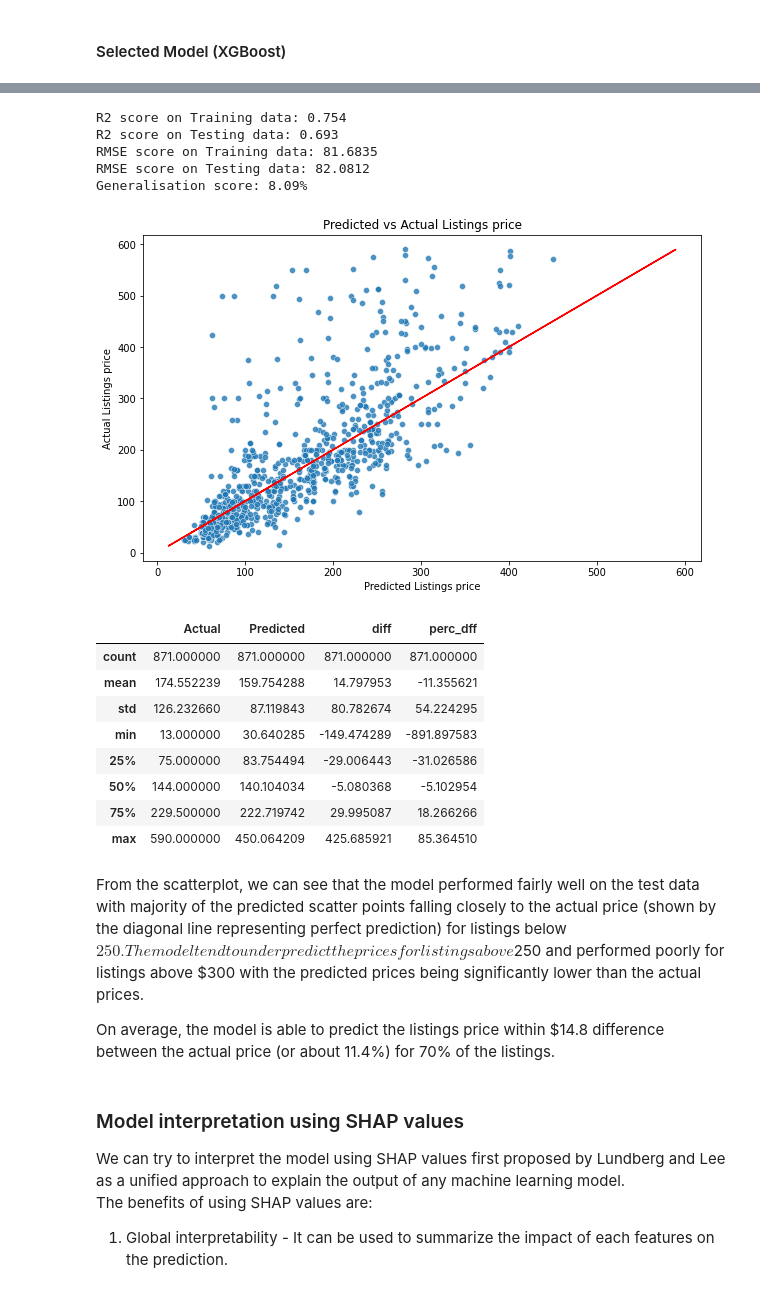
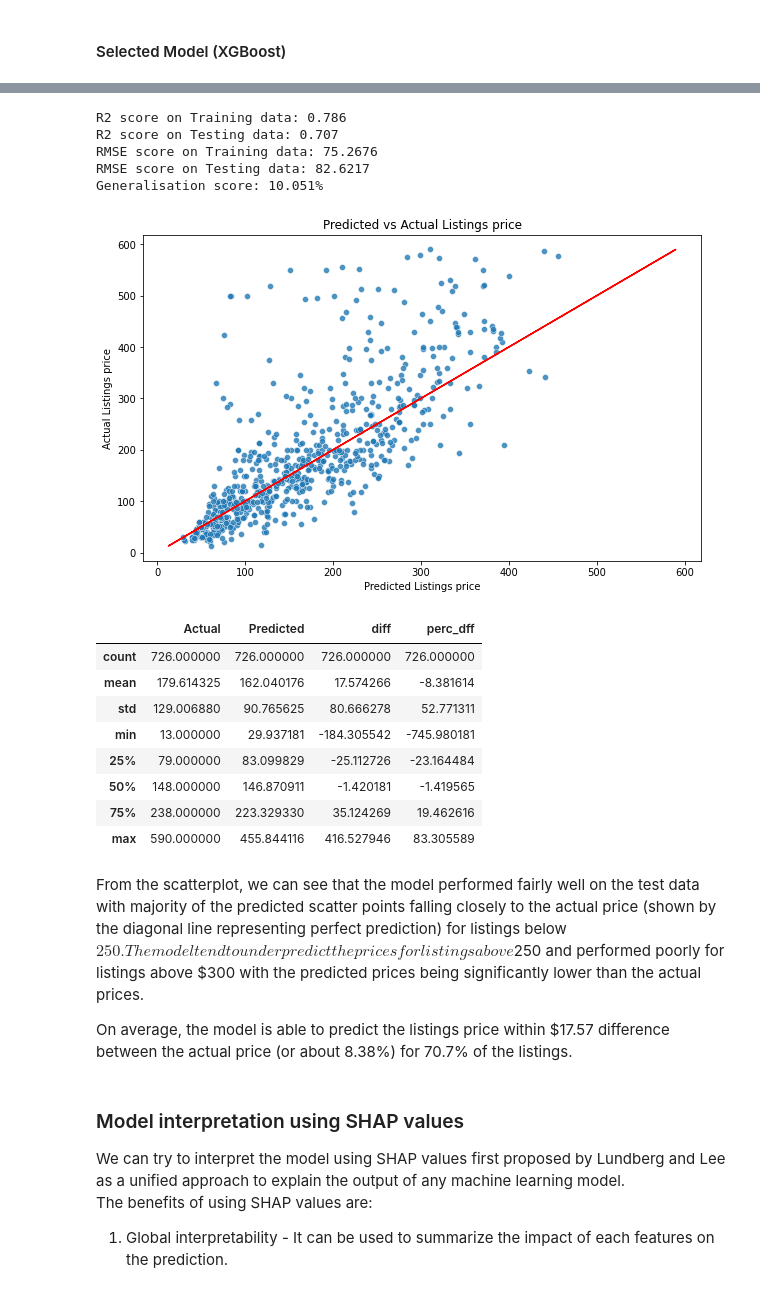
Before and after one commit to edmundho7/AirbnbSG_Prediction, a Jupyter notebook: 03_Full_Modelling.ipynb, the cells around one changed output, grey strips where cells are left out. Drawn from its saved outputs; the diff is of its cells as text; code cells hidden in the pictures.

```diff
--- a/03_Full_Modelling.ipynb
+++ b/03_Full_Modelling.ipynb
@@ -165,7 +161,7 @@ X = listings.drop('price', axis=1)
 y = listings['price']
 # %%
 # Perform Train, Test, Split
-X_train, X_test, y_train, y_test = train_test_split(X, y, test_size=0.3, random_state=42)
+X_train, X_test, y_train, y_test = train_test_split(X, y, test_size=0.25, random_state=42)
 # %%
 # Check the shape of our dataframe
 print(f"The shape of X_train is {X_train.shape}")
@@ -180,3 +179,19 @@ The shape of y_test is (871,)
+# %%
+# For Bedrooms, we will replace null values with the median no. of bedrooms for accomodation capacity of each listing
+X_train['bedrooms'].fillna(X_train.groupby('accommodates')['bedrooms'].transform('median'), inplace = True)
+# For Beds, we will replace null values with the median no. of beds for accomodation capacity of each listing
+X_train['beds'].fillna(X_train.groupby('accommodates')['beds'].transform('median'), inplace = True)
+# If there are still null values, we will replace them with 1
+X_train['bedrooms'].fillna(1, inplace = True)
+X_train['beds'].fillna(1, inplace = True)
+# %%
+# For Bedrooms, we will replace null values with the median no. of bedrooms for accomodation capacity of each listing
+X_test['bedrooms'].fillna(X_train.groupby('accommodates')['bedrooms'].transform('median'), inplace = True)
+# For Beds, we will replace null values with the median no. of beds for accomodation capacity of each listing
+X_test['beds'].fillna(X_train.groupby('accommodates')['beds'].transform('median'), inplace = True)
+# If there are still null values, we will replace them with 1
+X_test['bedrooms'].fillna(1, inplace = True)
+X_test['beds'].fillna(1, inplace = True)
 # %% [markdown]
 ### Min Max Scaling ###
 # %% [markdown]
@@ -356,7 +370,7 @@ listings.head()
 | 4 | 6 | 165 | 0.748483 | 4.458968 | 0.99 | 0.820000 | 0 | ... |
 # %%
 # Instantiate the model with best params
-model = XGBRegressor(subsample = 0.8, n_estimators = 50, min_child_weight = 3, max_depth = 7, learning_rate = 0.2, gamma = 4, colsample_bytree = 0.7, colsample_bylevel = 0.2, alpha = 0)
+model = XGBRegressor(subsample = 0.8, n_estimators = 100, min_child_weight = 3, max_depth = 9, learning_rate = 0.3, gamma = 4, colsample_bytree = 0.5, alpha = 0.1, random_state = 42)
 
 # Fit model
 model.fit(X_train, y_train)
@@ -380,22 +394,22 @@ print(f"RMSE score on Testing data: {round(sqrt(mean_squared_error(np.exp(y_test
 # Generalisation score
 print(f"Generalisation score: {round((train_score - test_score)*100/train_score,3)}%")
 # %% [output]
-R2 score on Training data: 0.754
-R2 score on Testing data: 0.693
-RMSE score on Training data: 81.6835
-RMSE score on Testing data: 82.0812
-Generalisation score: 8.09%
+R2 score on Training data: 0.786
+R2 score on Testing data: 0.707
+RMSE score on Training data: 75.2676
+RMSE score on Testing data: 82.6217
+Generalisation score: 10.051%
 # %%
 # Plot predicted vs actual values
 plt.figure(figsize = (10,6))
-sns.scatterplot(np.exp(model_pred_test), np.exp(y_test), alpha = 0.8)
+sns.scatterplot(x = np.exp(model_pred_test), y = np.exp(y_test), alpha = 0.8)
 plt.plot(np.exp(y_test), np.exp(y_test), color = 'r');
 plt.xlabel("Predicted Listings price")
 plt.ylabel("Actual Listings price")
 plt.title("Predicted vs Actual Listings price")
 plt.show()
 # %% [output]
-[figure, old version]
+[figure, new version]
 # %%
 # Create a dataframe with actual and predicted values
 pred_df = pd.DataFrame({'Actual': np.exp(y_test), 'Predicted': np.exp(model_pred_test)})
@@ -407,18 +421,18 @@ pred_df.sort_values(by = 'perc_dff', ascending = False, inplace = True)
 pred_df.describe()
 # %% [output]
 |  | Actual | Predicted | diff | perc_dff |
-| count | 871.000000 | 871.000000 | 871.000000 | 871.000000 |
-| mean | 174.552239 | 159.754288 | 14.797953 | -11.355621 |
-| std | 126.232660 | 87.119843 | 80.782674 | 54.224295 |
-| min | 13.000000 | 30.640285 | -149.474289 | -891.897583 |
-| 25% | 75.000000 | 83.754494 | -29.006443 | -31.026586 |
-| 50% | 144.000000 | 140.104034 | -5.080368 | -5.102954 |
-| 75% | 229.500000 | 222.719742 | 29.995087 | 18.266266 |
-| max | 590.000000 | 450.064209 | 425.685921 | 85.364510 |
+| count | 726.000000 | 726.000000 | 726.000000 | 726.000000 |
+| mean | 179.614325 | 162.040176 | 17.574266 | -8.381614 |
+| std | 129.006880 | 90.765625 | 80.666278 | 52.771311 |
+| min | 13.000000 | 29.937181 | -184.305542 | -745.980181 |
+| 25% | 79.000000 | 83.099829 | -25.112726 | -23.164484 |
+| 50% | 148.000000 | 146.870911 | -1.420181 | -1.419565 |
+| 75% | 238.000000 | 223.329330 | 35.124269 | 19.462616 |
+| max | 590.000000 | 455.844116 | 416.527946 | 83.305589 |
 # %% [markdown]
 From the scatterplot, we can see that the model performed fairly well on the test data with majority of the predicted scatter points falling closely to the actual price (shown by the diagonal line representing perfect prediction) for listings below $250. The model tend to underpredict the prices for listings above $250 and performed poorly for listings above $300 with the predicted prices being significantly lower than the actual prices.
 
-On average, the model is able to predict the listings price within $14.8 difference between the actual price (or about 11.4%) for 70% of the listings.
+On average, the model is able to predict the listings price within $17.57 difference between the actual price (or about 8.38%) for 70.7% of the listings.
 # %% [markdown]
 ### Model interpretation using SHAP values
 
```
Also changed, not shown: parts of 18 cells of this notebook, 1 other file.
